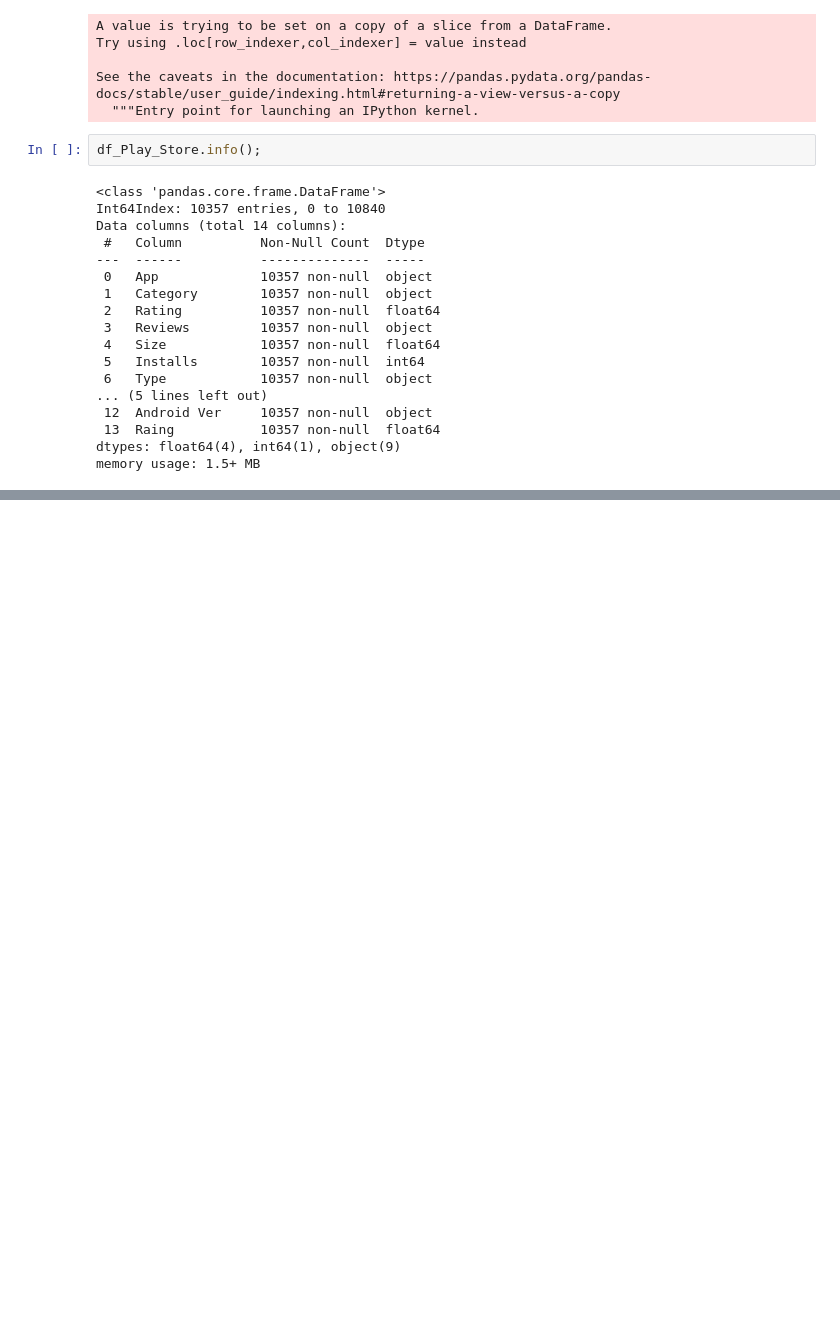
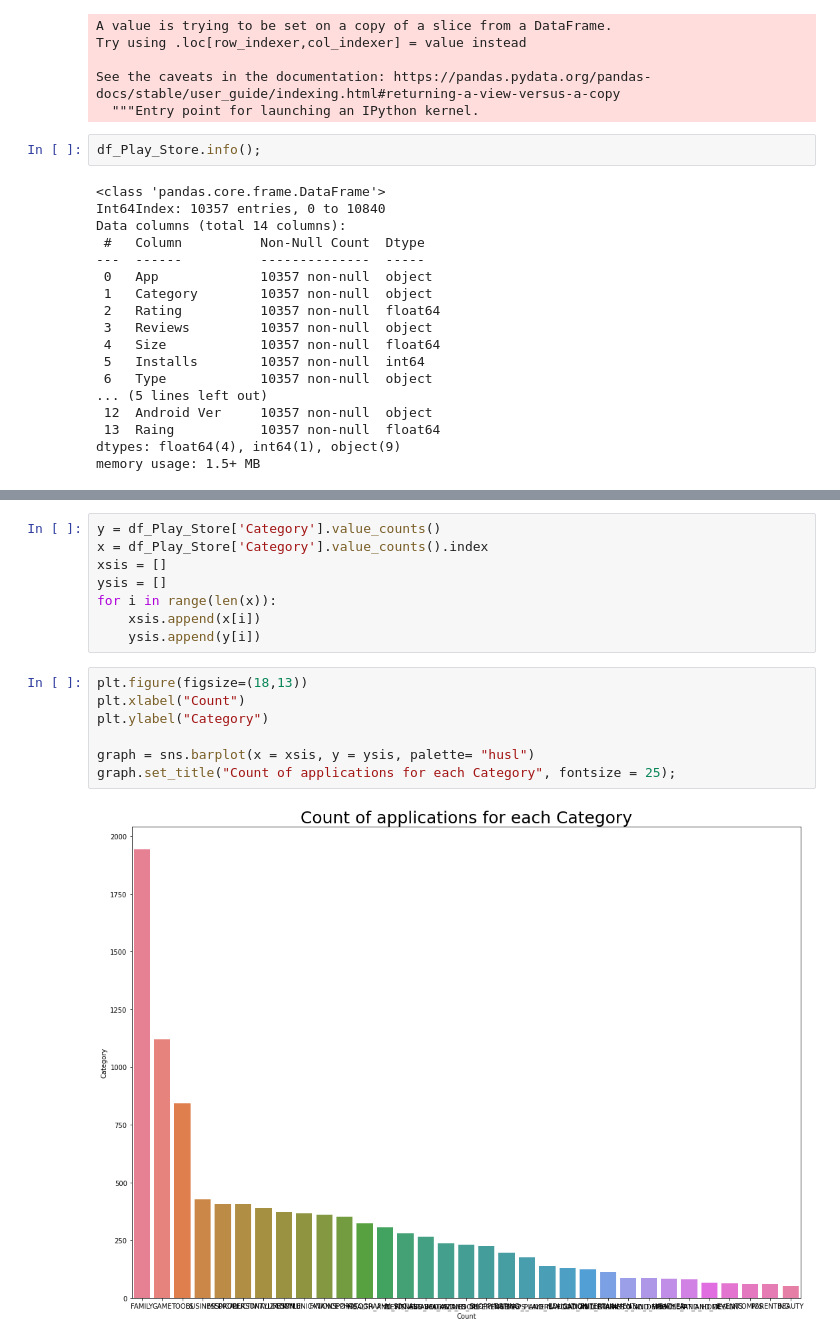
Before and after one commit to soniNiharika/EDA-project, a Jupyter notebook: Copy_of_Play_Store_App_Review_Analysis_Capstone_Project.ipynb, the cells around one changed output, grey strips where cells are left out. Cells and saved outputs as stored; diff of their text form; blank space fills up the shorter version.

```diff
--- a/Copy_of_Play_Store_App_Review_Analysis_Capstone_Project.ipynb
+++ b/Copy_of_Play_Store_App_Review_Analysis_Capstone_Project.ipynb
@@ -566,0 +587,17 @@ memory usage: 1.5+ MB
+# %%
+y = df_Play_Store['Category'].value_counts()
+x = df_Play_Store['Category'].value_counts().index
+xsis = []
+ysis = []
+for i in range(len(x)):
+    xsis.append(x[i])
+    ysis.append(y[i])
+# %%
+plt.figure(figsize=(18,13))
+plt.xlabel("Count")
+plt.ylabel("Category")
+
+graph = sns.barplot(x = xsis, y = ysis, palette= "husl")
+graph.set_title("Count of applications for each Category", fontsize = 25);
+# %% [output]
+[figure, added]
```
Also changed, not shown: parts of 19 cells of this notebook.
